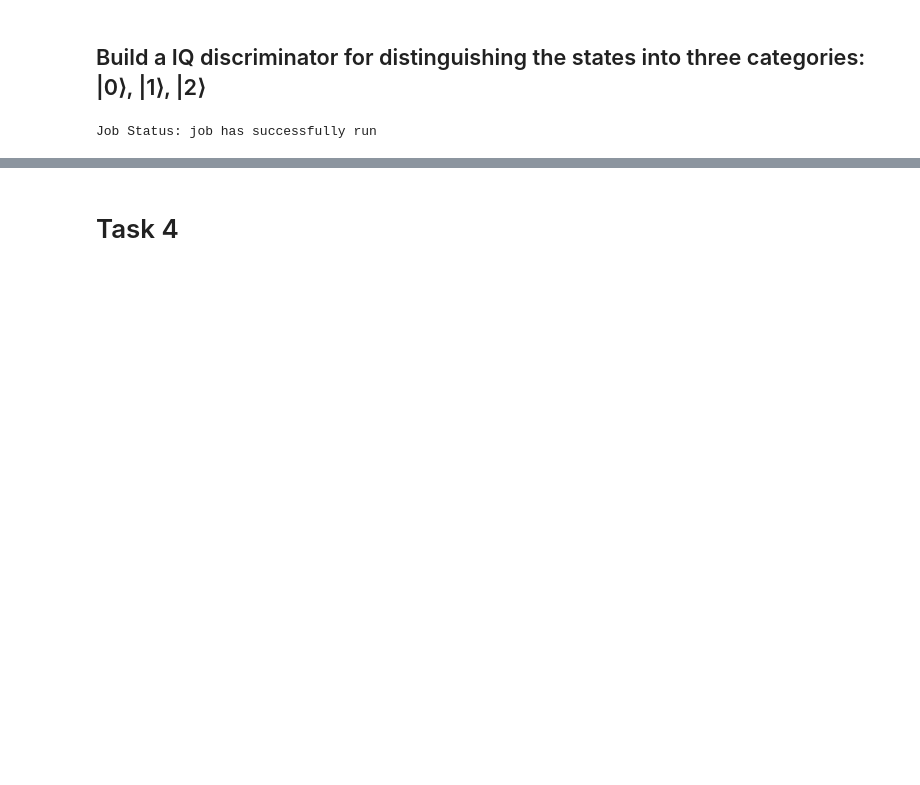
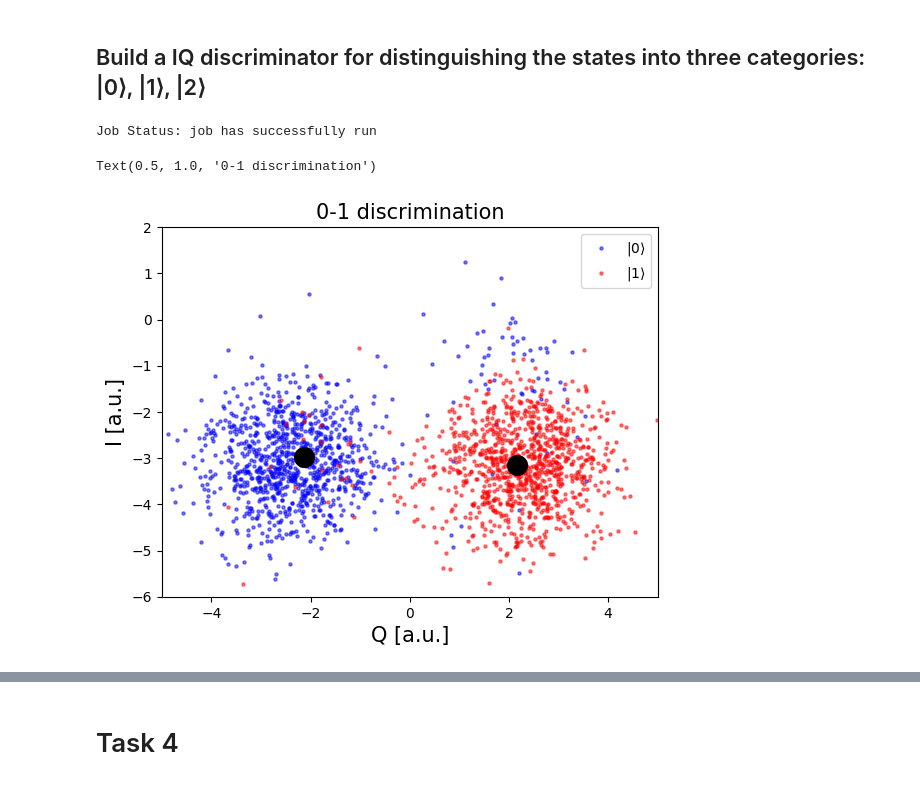
Before and after one commit to drewcurran/ECE396_Project, a Jupyter notebook: Beyond the Two-Level System.ipynb, the cells around one changed output, grey strips where cells are left out. Cells and saved outputs as stored; diff of their text form; code cells hidden in the pictures; blank space fills up the shorter version.

```diff
--- a/Beyond the Two-Level System.ipynb
+++ b/Beyond the Two-Level System.ipynb
@@ -641,4 +640,30 @@ IQ_012_data = get_job_data(IQ_012_job, average=False)
 zero_data = IQ_012_data[0]
 one_data = IQ_012_data[1]
 two_data = IQ_012_data[2]
+# %%
+## plot the distributions of 0, 1
+
+plt.scatter(np.real(zero_data), np.imag(zero_data),
+                s=5, cmap='viridis', c='blue', alpha=0.5, label=r'$|0\rangle$')
+# one data plotted in red
+plt.scatter(np.real(one_data), np.imag(one_data),
+                s=5, cmap='viridis', c='red', alpha=0.5, label=r'$|1\rangle$')
+
+# Plot a large dot for the average result of the 0, 1 and 2 states.
+mean_zero = np.mean(zero_data) # takes mean of both real and imaginary parts
+mean_one = np.mean(one_data)
+plt.scatter(np.real(mean_zero), np.imag(mean_zero),
+            s=200, cmap='viridis', c='black',alpha=1.0)
+plt.scatter(np.real(mean_one), np.imag(mean_one),
+            s=200, cmap='viridis', c='black',alpha=1.0)
+
+plt.xlim(-5, 5)
+plt.ylim(-6, 2)
+plt.legend()
+plt.ylabel('I [a.u.]', fontsize=15)
+plt.xlabel('Q [a.u.]', fontsize=15)
+plt.title("0-1 discrimination", fontsize=15)
+# %% [output]
+Text(0.5, 1.0, '0-1 discrimination')
+[figure, added]
 # %%
```
Also changed, not shown: parts of 34 cells of this notebook.
